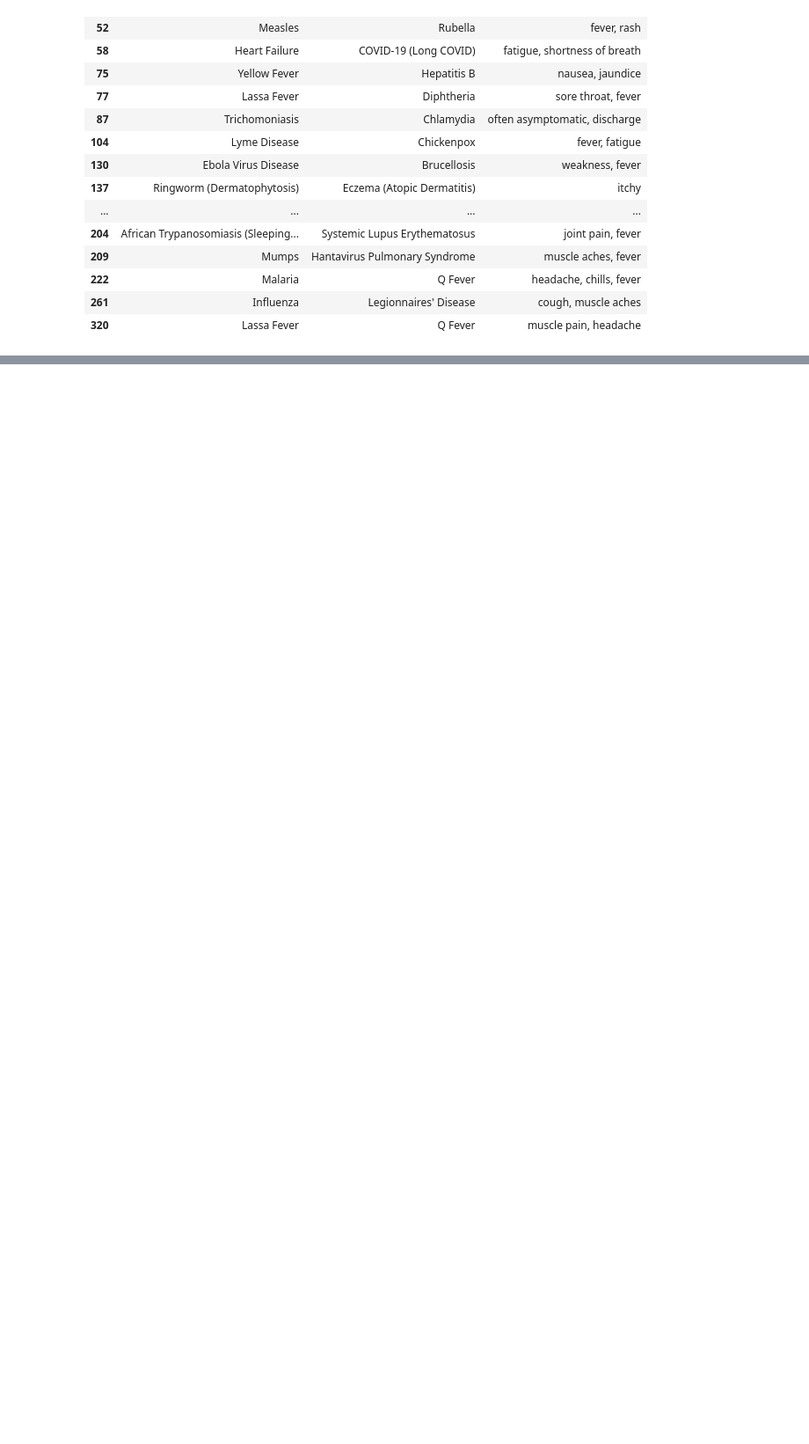
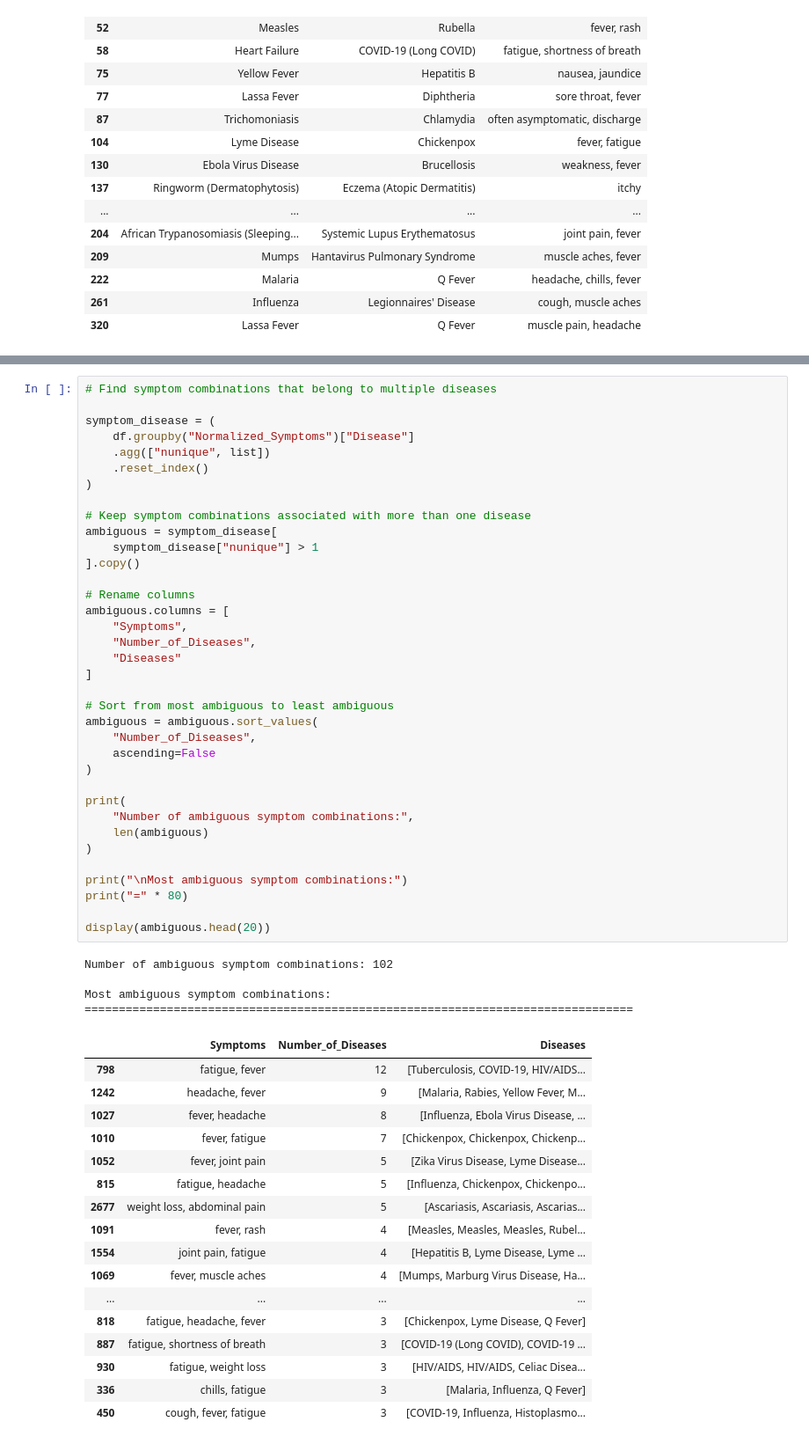
Before and after one commit to C026-01-0774-2023-NewtonOlando/new_health, a Jupyter notebook: new_health1.ipynb, the cells around one changed output, grey strips where cells are left out. Shown at 88% size. Drawn from its saved outputs; the diff is of its cells as text; blank space fills up the shorter version.

```diff
--- a/new_health1.ipynb
+++ b/new_health1.ipynb
@@ -1268,0 +1291,58 @@ First 20 Misclassified Cases
+# %%
+# Find symptom combinations that belong to multiple diseases
+
+symptom_disease = (
+    df.groupby("Normalized_Symptoms")["Disease"]
+    .agg(["nunique", list])
+    .reset_index()
+)
+
+# Keep symptom combinations associated with more than one disease
+ambiguous = symptom_disease[
+    symptom_disease["nunique"] > 1
+].copy()
+
+# Rename columns
+ambiguous.columns = [
+    "Symptoms",
+    "Number_of_Diseases",
+    "Diseases"
+]
+
+# Sort from most ambiguous to least ambiguous
+ambiguous = ambiguous.sort_values(
+    "Number_of_Diseases",
+    ascending=False
+)
+
+print(
+    "Number of ambiguous symptom combinations:",
+    len(ambiguous)
+)
+
+print("\nMost ambiguous symptom combinations:")
+print("=" * 80)
+
+display(ambiguous.head(20))
+# %% [output]
+Number of ambiguous symptom combinations: 102
+
+Most ambiguous symptom combinations:
+================================================================================
+|  | Symptoms | Number_of_Diseases | Diseases |
+| 798 | fatigue, fever | 12 | [Tuberculosis, COVID-19, HIV/AIDS... |
+| 1242 | headache, fever | 9 | [Malaria, Rabies, Yellow Fever, M... |
+| 1027 | fever, headache | 8 | [Influenza, Ebola Virus Disease, ... |
+| 1010 | fever, fatigue | 7 | [Chickenpox, Chickenpox, Chickenp... |
+| 1052 | fever, joint pain | 5 | [Zika Virus Disease, Lyme Disease... |
+| 815 | fatigue, headache | 5 | [Influenza, Chickenpox, Chickenpo... |
+| 2677 | weight loss, abdominal pain | 5 | [Ascariasis, Ascariasis, Ascarias... |
+| 1091 | fever, rash | 4 | [Measles, Measles, Measles, Rubel... |
+| 1554 | joint pain, fatigue | 4 | [Hepatitis B, Lyme Disease, Lyme ... |
+| 1069 | fever, muscle aches | 4 | [Mumps, Marburg Virus Disease, Ha... |
+| ... | ... | ... | ... |
+| 818 | fatigue, headache, fever | 3 | [Chickenpox, Lyme Disease, Q Fever] |
+| 887 | fatigue, shortness of breath | 3 | [COVID-19 (Long COVID), COVID-19 ... |
+| 930 | fatigue, weight loss | 3 | [HIV/AIDS, HIV/AIDS, Celiac Disea... |
+| 336 | chills, fatigue | 3 | [Malaria, Influenza, Q Fever] |
+| 450 | cough, fever, fatigue | 3 | [COVID-19, Influenza, Histoplasmo... |
```
Also changed, not shown: parts of 3 cells of this notebook.
